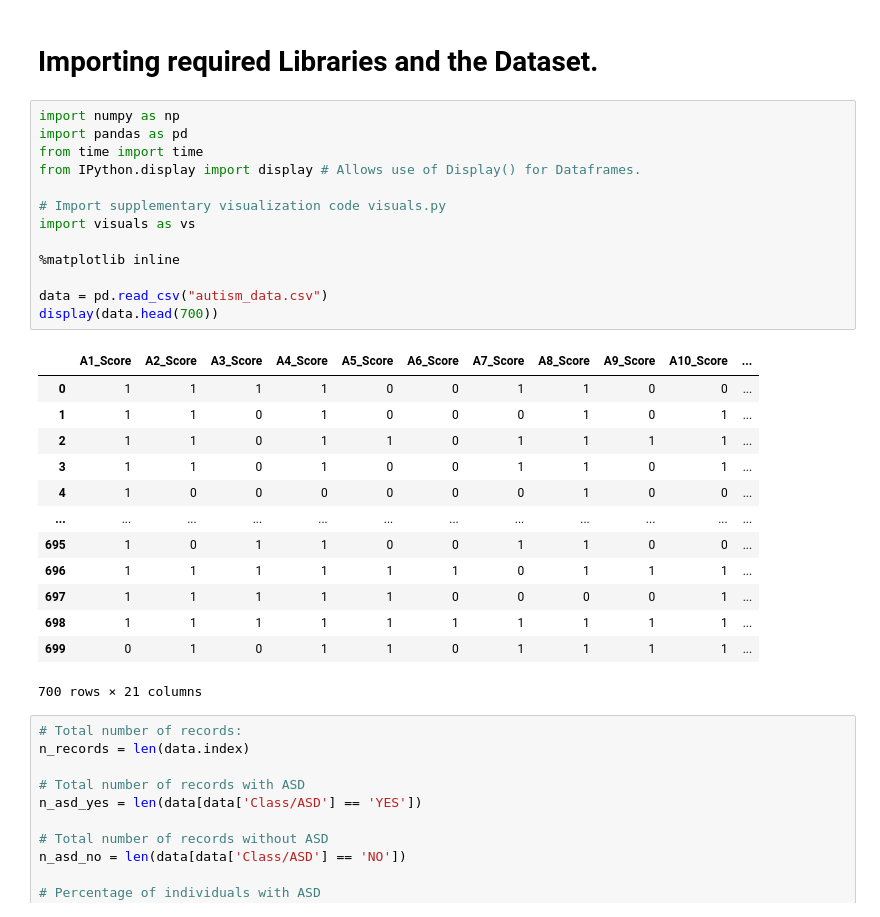
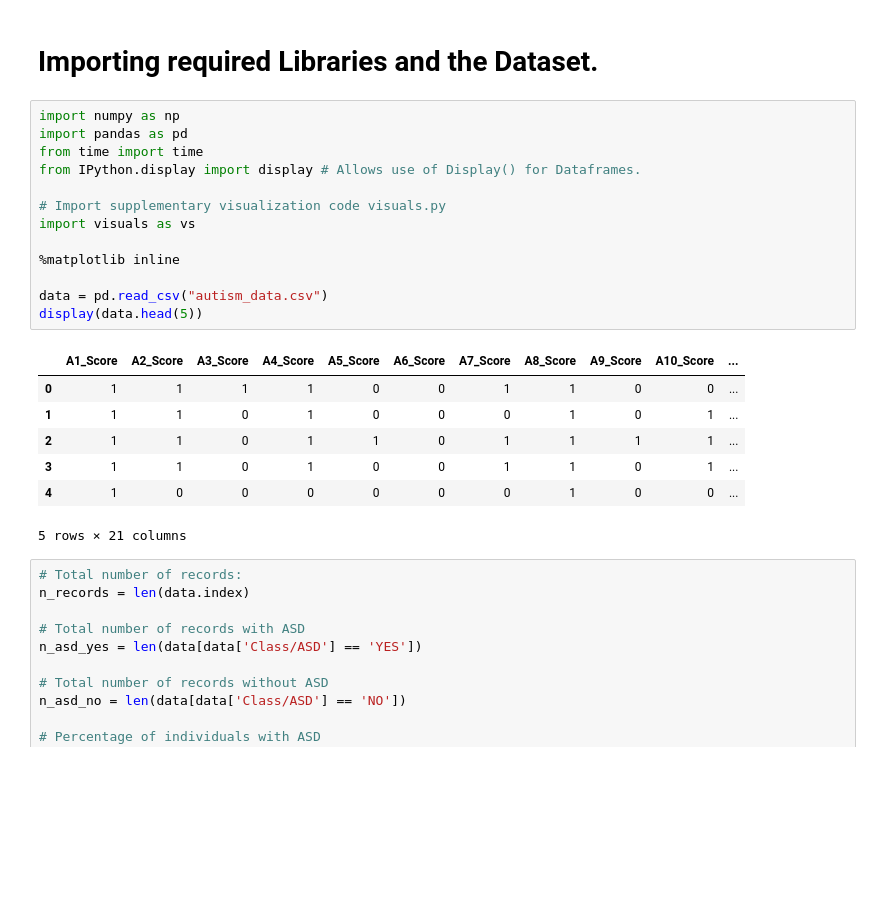
Before and after one commit to Harsh-Vardhan-Upadhyay/Autism-Detection-using-Behavioral-data, a Jupyter notebook: autism_detection.ipynb, the cells around one changed output. Cells and saved outputs as stored; diff of their text form; blank space fills up the shorter version.

```diff
--- a/autism_detection.ipynb
+++ b/autism_detection.ipynb
@@ -3,30 +3,24 @@
 # %%
 import numpy as np
 import pandas as pd
 from time import time
 from IPython.display import display # Allows use of Display() for Dataframes.
 
 # Import supplementary visualization code visuals.py
 import visuals as vs
 
 %matplotlib inline
 
 data = pd.read_csv("autism_data.csv")
-display(data.head(700))
+display(data.head(5))
 # %% [output]
 |  | A1_Score | A2_Score | A3_Score | A4_Score | A5_Score | A6_Score | A7_Score | A8_Score | A9_Score | A10_Score | ... |
 | 0 | 1 | 1 | 1 | 1 | 0 | 0 | 1 | 1 | 0 | 0 | ... |
 | 1 | 1 | 1 | 0 | 1 | 0 | 0 | 0 | 1 | 0 | 1 | ... |
 | 2 | 1 | 1 | 0 | 1 | 1 | 0 | 1 | 1 | 1 | 1 | ... |
 | 3 | 1 | 1 | 0 | 1 | 0 | 0 | 1 | 1 | 0 | 1 | ... |
 | 4 | 1 | 0 | 0 | 0 | 0 | 0 | 0 | 1 | 0 | 0 | ... |
-| ... | ... | ... | ... | ... | ... | ... | ... | ... | ... | ... | ... |
-| 695 | 1 | 0 | 1 | 1 | 0 | 0 | 1 | 1 | 0 | 0 | ... |
-| 696 | 1 | 1 | 1 | 1 | 1 | 1 | 0 | 1 | 1 | 1 | ... |
-| 697 | 1 | 1 | 1 | 1 | 1 | 0 | 0 | 0 | 0 | 1 | ... |
-| 698 | 1 | 1 | 1 | 1 | 1 | 1 | 1 | 1 | 1 | 1 | ... |
-| 699 | 0 | 1 | 0 | 1 | 1 | 0 | 1 | 1 | 1 | 1 | ... |
-700 rows × 21 columns
+5 rows × 21 columns
 # %%
 # Total number of records:
 n_records = len(data.index)
```
Also changed, not shown: parts of 4 cells of this notebook.
